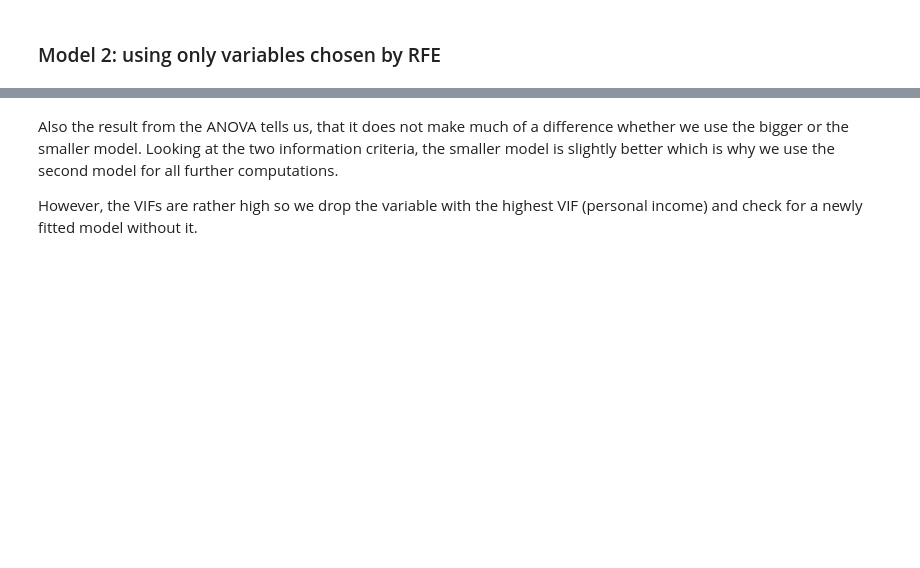
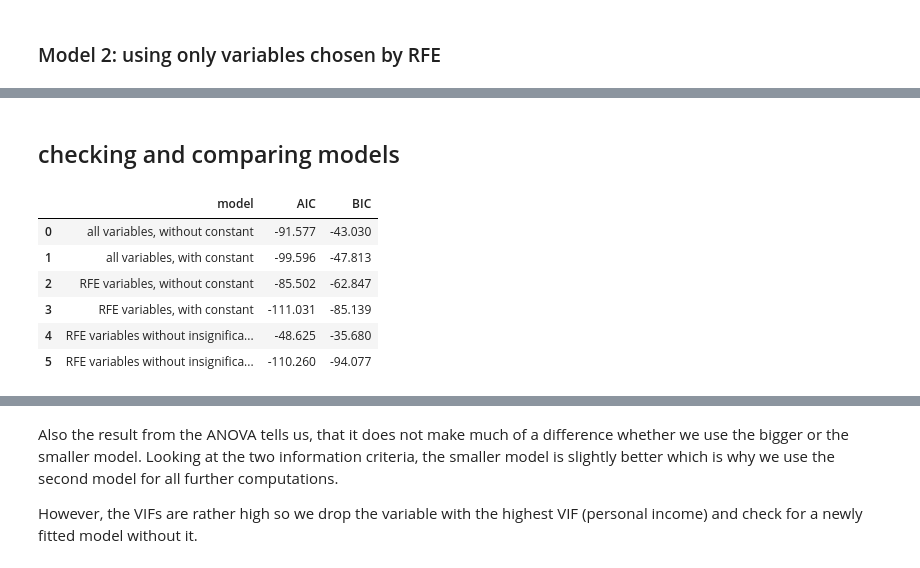
Before and after one commit to AtK42/digital-tools-for-finance-homework, a Jupyter notebook: housing-price-index-us/notebooks/housing-price-index-us.ipynb, the cells around one changed output, grey strips where cells are left out. Saved outputs shown, nothing was run; the diff lists cells and outputs as text; code cells hidden in the pictures; blank space fills up the shorter version.

Commit message:
changed scaling to entire sample + work on model selection

```diff
--- a/housing-price-index-us/notebooks/housing-price-index-us.ipynb
+++ b/housing-price-index-us/notebooks/housing-price-index-us.ipynb
@@ -430,0 +437,9 @@ print(lm2_2.summary())
+# %%
+# fit the model using only variables chosen by RFE and dropping insignificant predictors from model 2 WITHOUT constant
+indep_train3_1 = indep_train2_1[['year', 'unemp_rate', 'population', 'working_population']].copy()
+
+# fit another model taking out consumer sentiment, personal income and home supply
+lm3_1 = sm.OLS(dep_train, indep_train3_1).fit()
+
+# print  summary
+print(lm3_1.summary())
@@ -430,0 +464,10 @@ print(lm2_2.summary())
+# %%
+# fit the model using only variables chosen by RFE and dropping insignificant predictors from model 2 WITHOUT constant
+indep_train3_2 = indep_train2_1[['year', 'unemp_rate', 'population', 'working_population']].copy()
+indep_train3_2 = sm.add_constant(indep_train3_2)
+
+# fit another model taking out consumer sentiment, personal income and home supply
+lm3_2 = sm.OLS(dep_train, indep_train3_2).fit()
+
+# print  summary
+print(lm3_2.summary())
@@ -430,0 +492,2 @@ print(lm2_2.summary())
+# %% [markdown]
+## checking and comparing models
@@ -431,3 +511,33 @@ print(lm2_2.summary())
+# %%
+
+IC =    {'model':   ['all variables, without constant',
+                     'all variables, with constant',
+                     'RFE variables, without constant',
+                     'RFE variables, with constant',
+                     'RFE variables without insignificant predictors, without constant',
+                     'RFE variables without insignificant predictors, with constant'],
+         'AIC':     [round(lm1_1.aic, 3),
+                     round(lm1_2.aic, 3),
+                     round(lm2_1.aic, 3),
+                     round(lm2_2.aic, 3),
+                     round(lm3_1.aic, 3),
+                     round(lm3_2.aic, 3)],
+         'BIC':     [round(lm1_1.bic, 3),
+                     round(lm1_2.bic, 3),
+                     round(lm2_1.bic, 3),
+                     round(lm2_2.bic, 3),
+                     round(lm3_1.bic, 3),
+                     round(lm3_2.bic, 3)]}
+IC_df = pd.DataFrame(data = IC)
+IC_df
+# %% [output]
+|  | model | AIC | BIC |
+| 0 | all variables, without constant | -91.577 | -43.030 |
+| 1 | all variables, with constant | -99.596 | -47.813 |
+| 2 | RFE variables, without constant | -85.502 | -62.847 |
+| 3 | RFE variables, with constant | -111.031 | -85.139 |
+| 4 | RFE variables without insignifica... | -48.625 | -35.680 |
+| 5 | RFE variables without insignifica... | -110.260 | -94.077 |
 # %%
 # calculate VIF for new model
 
```
Also changed, not shown: parts of 20 cells of this notebook.
